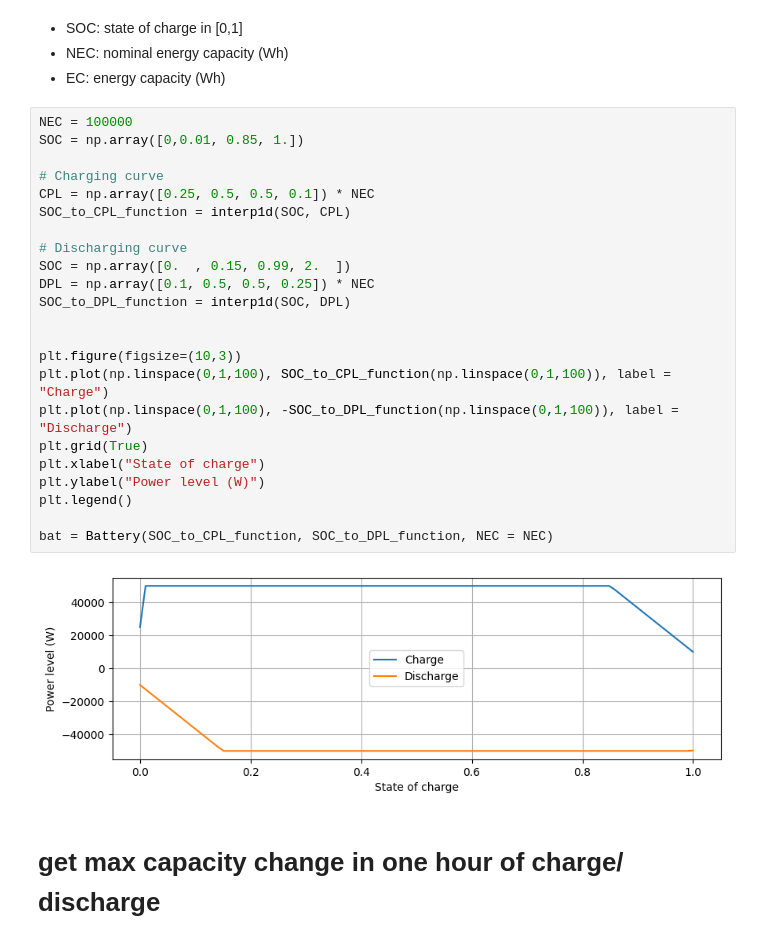
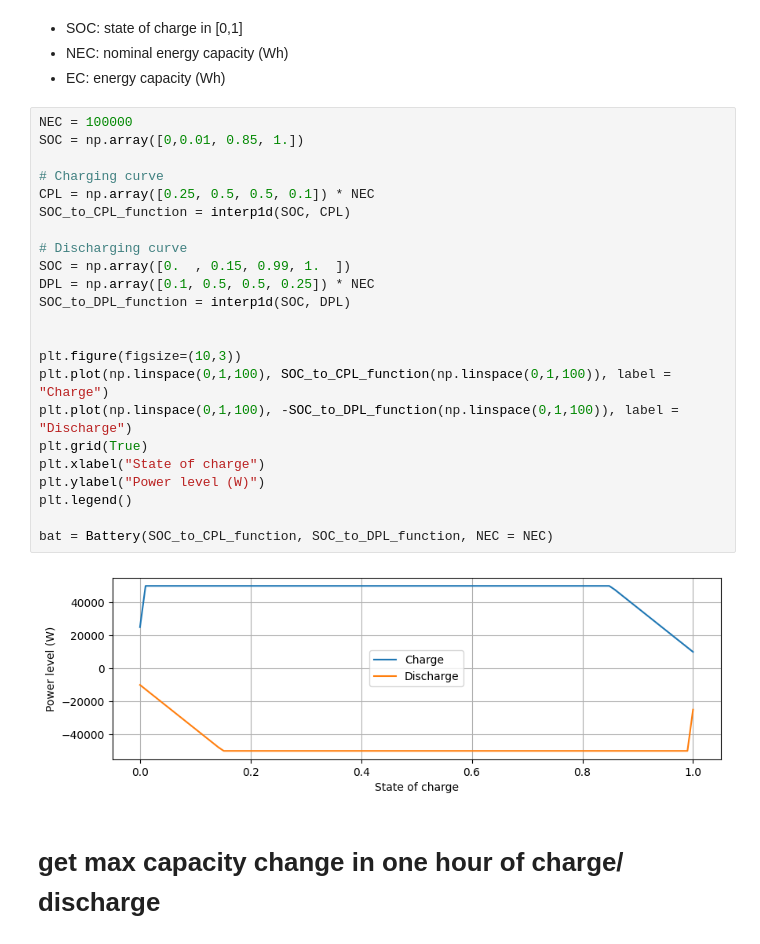
Before and after one commit to albanpuech/Energy-trading-with-battery, a Jupyter notebook: lp_optimizer_ampl.ipynb, the cells around one changed output. Drawn from its saved outputs; the diff is of its cells as text.

```diff
--- a/lp_optimizer_ampl.ipynb
+++ b/lp_optimizer_ampl.ipynb
@@ -30,27 +30,27 @@ warnings.filterwarnings("ignore", category=DeprecationWarning)
 # %%
 NEC = 100000
 SOC = np.array([0,0.01, 0.85, 1.])
 
 # Charging curve
 CPL = np.array([0.25, 0.5, 0.5, 0.1]) * NEC
 SOC_to_CPL_function = interp1d(SOC, CPL)
 
 # Discharging curve
-SOC = np.array([0.  , 0.15, 0.99, 2.  ])
+SOC = np.array([0.  , 0.15, 0.99, 1.  ])
 DPL = np.array([0.1, 0.5, 0.5, 0.25]) * NEC
 SOC_to_DPL_function = interp1d(SOC, DPL)
 
 
 plt.figure(figsize=(10,3))
 plt.plot(np.linspace(0,1,100), SOC_to_CPL_function(np.linspace(0,1,100)), label = "Charge")
 plt.plot(np.linspace(0,1,100), -SOC_to_DPL_function(np.linspace(0,1,100)), label = "Discharge")
 plt.grid(True)
 plt.xlabel("State of charge")
 plt.ylabel("Power level (W)")
 plt.legend()
 
 bat = Battery(SOC_to_CPL_function, SOC_to_DPL_function, NEC = NEC)
 # %% [output]
-[figure, old version]
+[figure, new version]
 # %% [markdown]
 # get max capacity change in one hour of charge/ discharge
```
Also changed, not shown: parts of 10 cells of this notebook, 6 other files.
